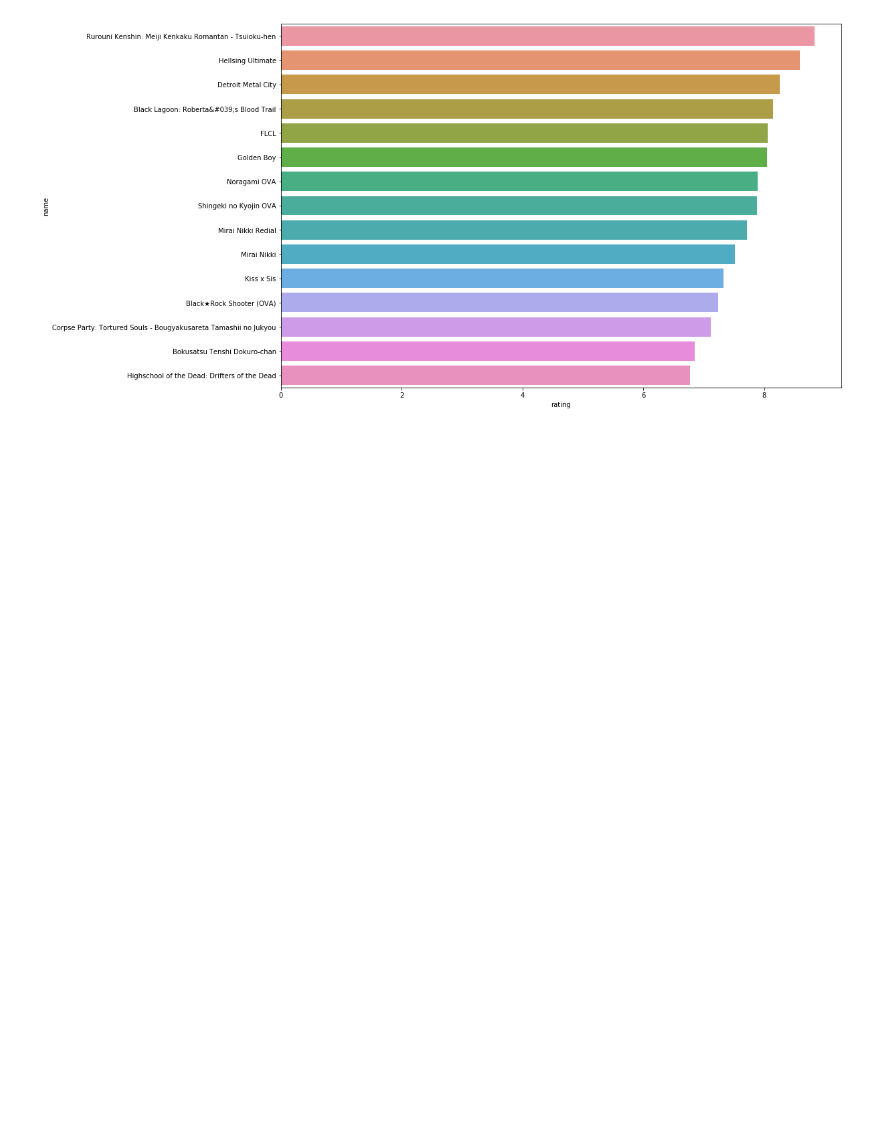
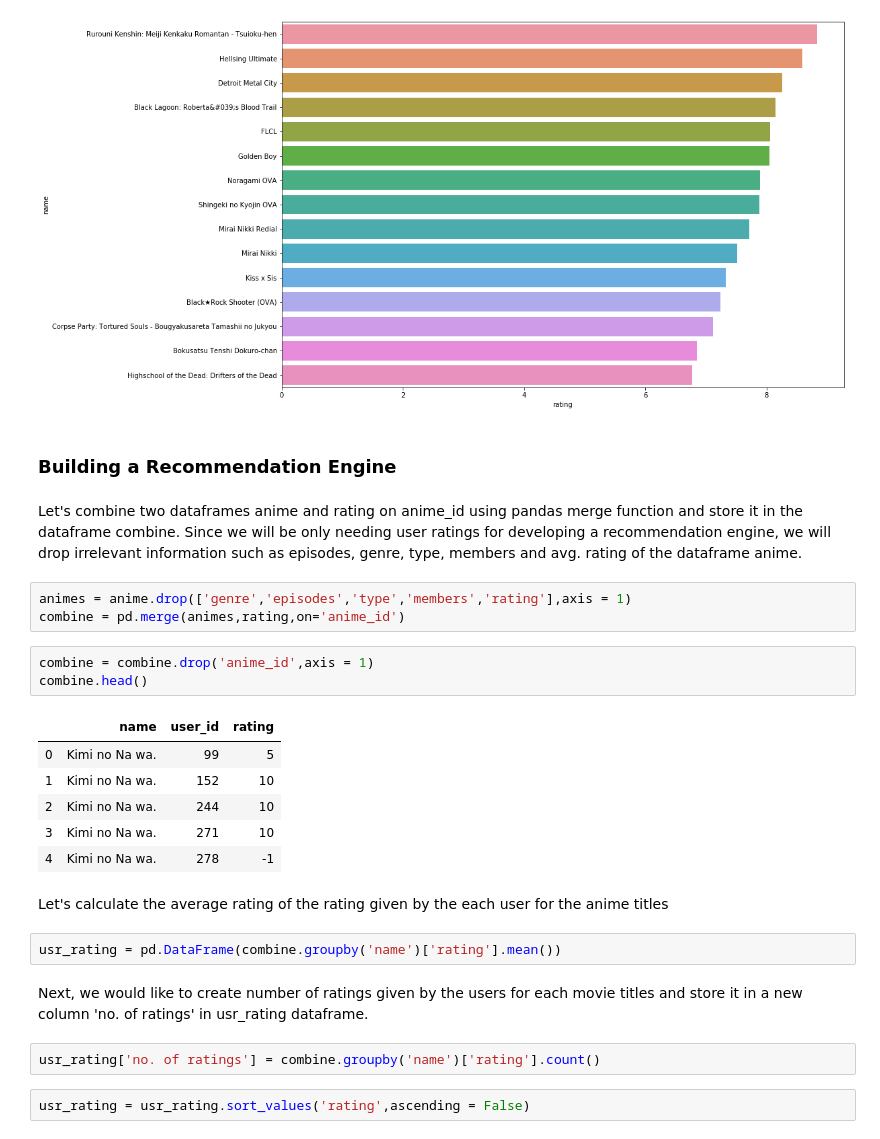
Before and after one commit to ashwinjohn3/Anime-Recommendation-Database, a Jupyter notebook: Anime-Recommendation.ipynb, the cells around one changed output. Drawn from its saved outputs; the diff is of its cells as text; blank space fills up the shorter version.

Commit message:
Started Building a 'Recommendation Engine'

```diff
--- a/Anime-Recommendation.ipynb
+++ b/Anime-Recommendation.ipynb
@@ -286,3 +291,31 @@ get_hor_bar('rating','name',anime[(anime.members > 100000) & (anime.type == 'Mov
 get_hor_bar('rating','name',anime[(anime.members > 100000) & (anime.type == 'OVA')])
 # %% [output]
 [figure]
+# %% [markdown]
+### Building a Recommendation Engine
+# %% [markdown]
+Let's combine two dataframes anime and rating on anime_id using pandas merge function and store it in the dataframe combine.
+Since we will be only needing user ratings for developing a recommendation engine, we will drop irrelevant information such as episodes, genre, type, members and avg. rating of the dataframe anime.
+# %%
+animes = anime.drop(['genre','episodes','type','members','rating'],axis = 1)
+combine = pd.merge(animes,rating,on='anime_id')
+# %%
+combine = combine.drop('anime_id',axis = 1)
+combine.head()
+# %% [output]
+|  | name | user_id | rating |
+| 0 | Kimi no Na wa. | 99 | 5 |
+| 1 | Kimi no Na wa. | 152 | 10 |
+| 2 | Kimi no Na wa. | 244 | 10 |
+| 3 | Kimi no Na wa. | 271 | 10 |
+| 4 | Kimi no Na wa. | 278 | -1 |
+# %% [markdown]
+Let's calculate the average rating of the rating given by the each user for the anime titles
+# %%
+usr_rating = pd.DataFrame(combine.groupby('name')['rating'].mean())
+# %% [markdown]
+Next, we would like to create number of ratings given by the users for each movie titles and store it in a new column 'no. of ratings' in usr_rating dataframe.
+# %%
+usr_rating['no. of ratings'] = combine.groupby('name')['rating'].count()
+# %%
+usr_rating = usr_rating.sort_values('rating',ascending = False)
```
Also changed, not shown: parts of 10 cells of this notebook.
